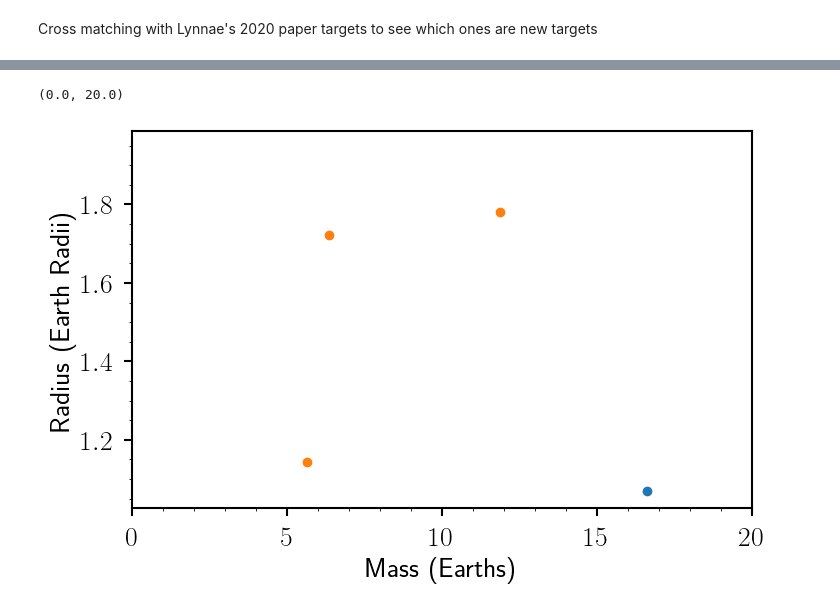
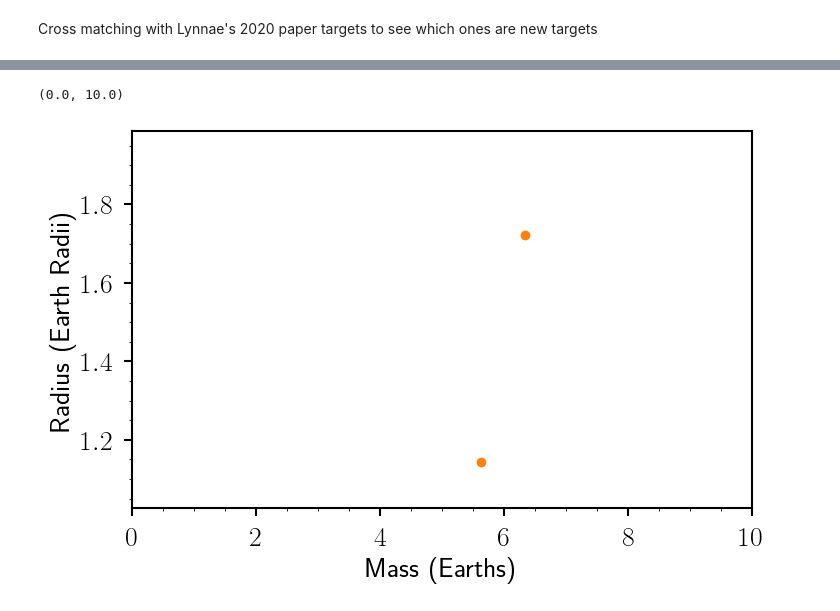
Before and after one commit to lupitatovar/Cool-Worlds, a Jupyter notebook: notebooks/Target List.ipynb, the cells around one changed output, grey strips where cells are left out. Cells and saved outputs as stored; diff of their text form; code cells hidden in the pictures.

```diff
--- a/notebooks/Target List.ipynb
+++ b/notebooks/Target List.ipynb
@@ -162,12 +140,12 @@ Name: masse, dtype: float64
 # %%
 plt.scatter(comparison['masse'].values,comparison['Radius'].values)
 plt.scatter(comparison['masse_est'].values,comparison['Radius'].values)
 plt.xlabel('Mass (Earths)')
 plt.ylabel('Radius (Earth Radii)')
 plt.tick_params(direction='out',width=1.5,length=6,pad=7)
 plt.minorticks_on()
-plt.xlim(0,20)
+plt.xlim(0,10)
 #plt.legend(bbox_to_anchor=(1.01, 1), loc='upper left', borderaxespad=0.,fontsize=14)
 # %% [output]
-(0.0, 20.0)
+(0.0, 10.0)
-[figure, old version]
+[figure, new version]
```
Also changed, not shown: parts of 28 cells of this notebook, 11 other files.
